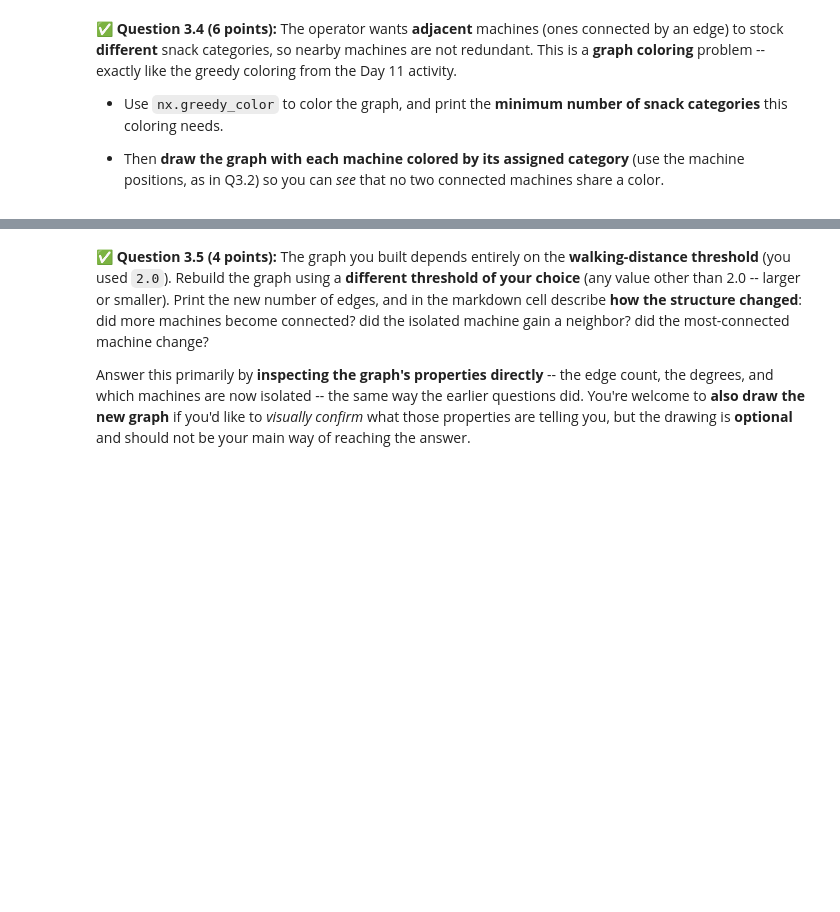
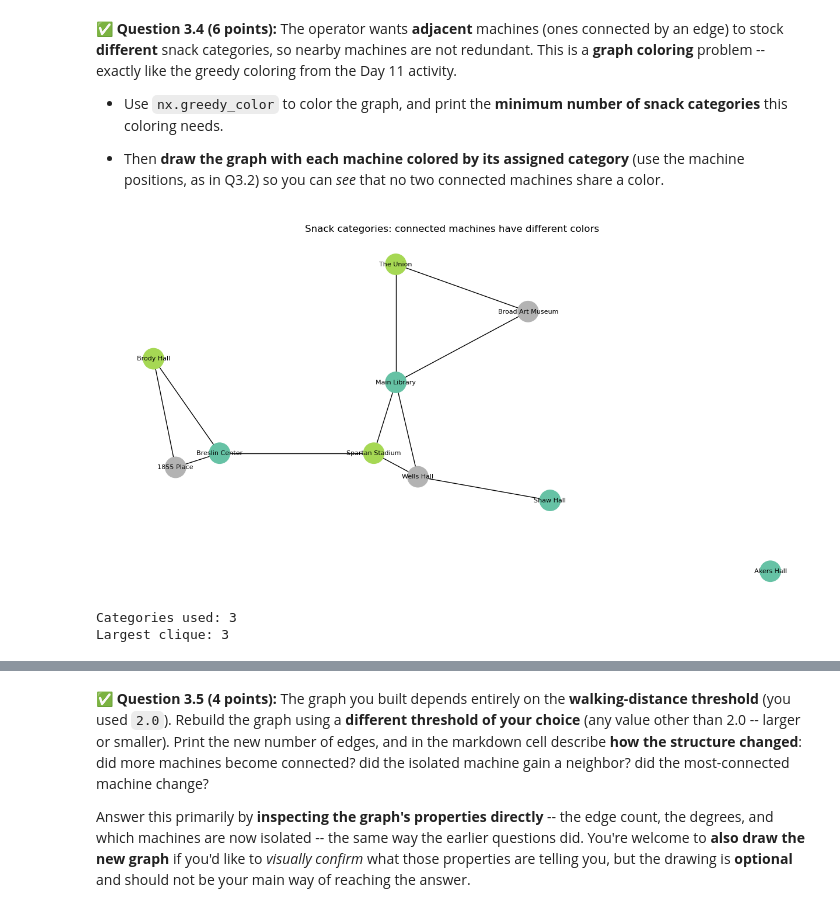
Before and after one commit to burlin25/CMSE202-f26-turnin, a Jupyter notebook: hw-02/HW02-ABMandGraphTheory-STUDENT.ipynb, the cells around one changed output, grey strips where cells are left out. Saved outputs shown, nothing was run; the diff lists cells and outputs as text; code cells hidden in the pictures; blank space fills up the shorter version.

```diff
--- a/hw-02/HW02-ABMandGraphTheory-STUDENT.ipynb
+++ b/hw-02/HW02-ABMandGraphTheory-STUDENT.ipynb
@@ -603,3 +638,21 @@ coloring** problem -- exactly like the greedy coloring from the Day 11 activity.
+# %%
+categories = nx.greedy_color(G)
+number_categories = len(set(categories.values()))
+print('Categories used:', number_categories)
+# A clique needs one category per node; matching this proves the minimum here.
+clique_size = max(len(clique) for clique in nx.find_cliques(G))
+print('Largest clique:', clique_size)
+assert number_categories == clique_size
+assert all(categories[a] != categories[b] for a, b in G.edges)
+plt.figure(figsize=(12, 6))
+nx.draw(G, pos, with_labels=True, node_color=[categories[name] for name in G],
+        cmap=plt.cm.Set2, node_size=650, font_size=8)
+plt.title('Snack categories: connected machines have different colors')
+plt.show()
+# %% [output]
+[figure, added]
+Categories used: 3
+Largest clique: 3
 # %% [markdown]
 <!-- END QUESTION -->
 <!-- DO NOT MODIFY OR DELETE THIS CELL -->
```
Also changed, not shown: parts of 17 cells of this notebook.
